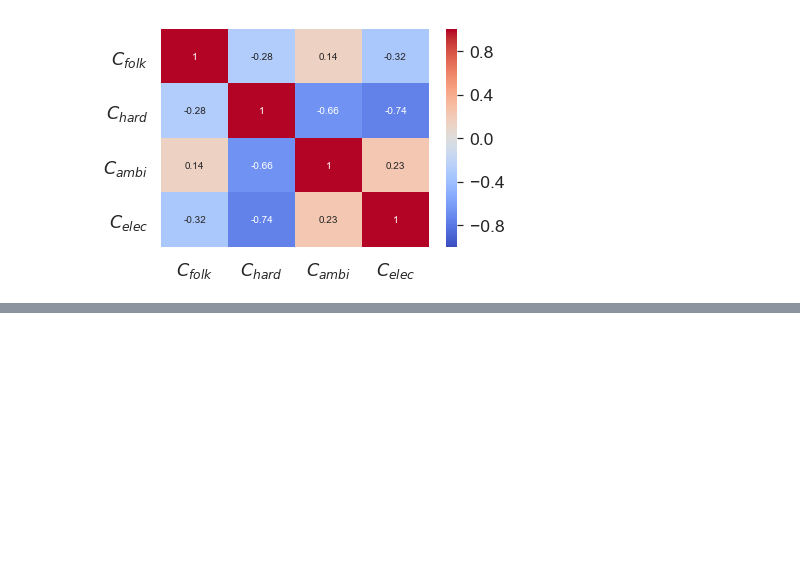
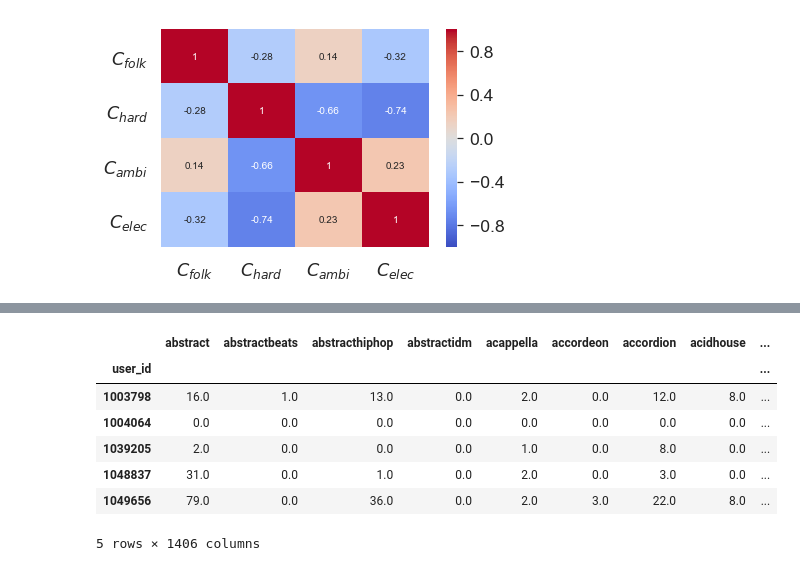
Before and after one commit to pmuellner/supporttheunderground, a Jupyter notebook: Identification and Analysis of User groups.ipynb, the cells around one changed output, grey strips where cells are left out. Drawn from its saved outputs; the diff is of its cells as text; code cells hidden in the pictures; blank space fills up the shorter version.

```diff
--- a/Identification and Analysis of User groups.ipynb
+++ b/Identification and Analysis of User groups.ipynb
@@ -243,0 +248,5 @@ plt.yticks(rotation=0)
+# %%
+ms = pd.read_csv("data/ms.csv", squeeze=True).tolist()
+# %%
+events_df = pd.read_sql(con=connection, sql="SELECT user_id, artist_id, track_id FROM events WHERE user_id IN " + str(tuple(beyms + ms)) + " AND track_id IN " + str(tuple(clustered_tracks)))
+events_df.head()
@@ -243,0 +273,24 @@ plt.yticks(rotation=0)
+# %%
+genre_representations = []
+for user_id, genres_counts in user_genre_LEs.iteritems():
+    data_dict = dict(genres_counts)
+    data_dict["user_id"] = user_id
+
+    if user_id in beyms:
+        data_dict["user group"] = user_groups_df.loc[user_id]["user group"]
+    else:
+        data_dict["user group"] = np.nan
+
+    data_dict["ms group"] = user_id in ms
+    genre_representations.append(data_dict)
+genre_representations_df = pd.DataFrame(genre_representations).fillna(0).set_index("user_id")
+genre_representations_df.head()
+# %% [output]
+|  | abstract | abstractbeats | abstracthiphop | abstractidm | acappella | accordeon | accordion | acidhouse | ... |
+| user_id |  |  |  |  |  |  |  |  | ... |
+| 1003798 | 16.0 | 1.0 | 13.0 | 0.0 | 2.0 | 0.0 | 12.0 | 8.0 | ... |
+| 1004064 | 0.0 | 0.0 | 0.0 | 0.0 | 0.0 | 0.0 | 0.0 | 0.0 | ... |
+| 1039205 | 2.0 | 0.0 | 0.0 | 0.0 | 1.0 | 0.0 | 8.0 | 0.0 | ... |
+| 1048837 | 31.0 | 0.0 | 1.0 | 0.0 | 2.0 | 0.0 | 3.0 | 0.0 | ... |
+| 1049656 | 79.0 | 0.0 | 36.0 | 0.0 | 2.0 | 3.0 | 22.0 | 8.0 | ... |
+5 rows × 1406 columns
```
Also changed, not shown: parts of 13 cells of this notebook, 1 other file.
